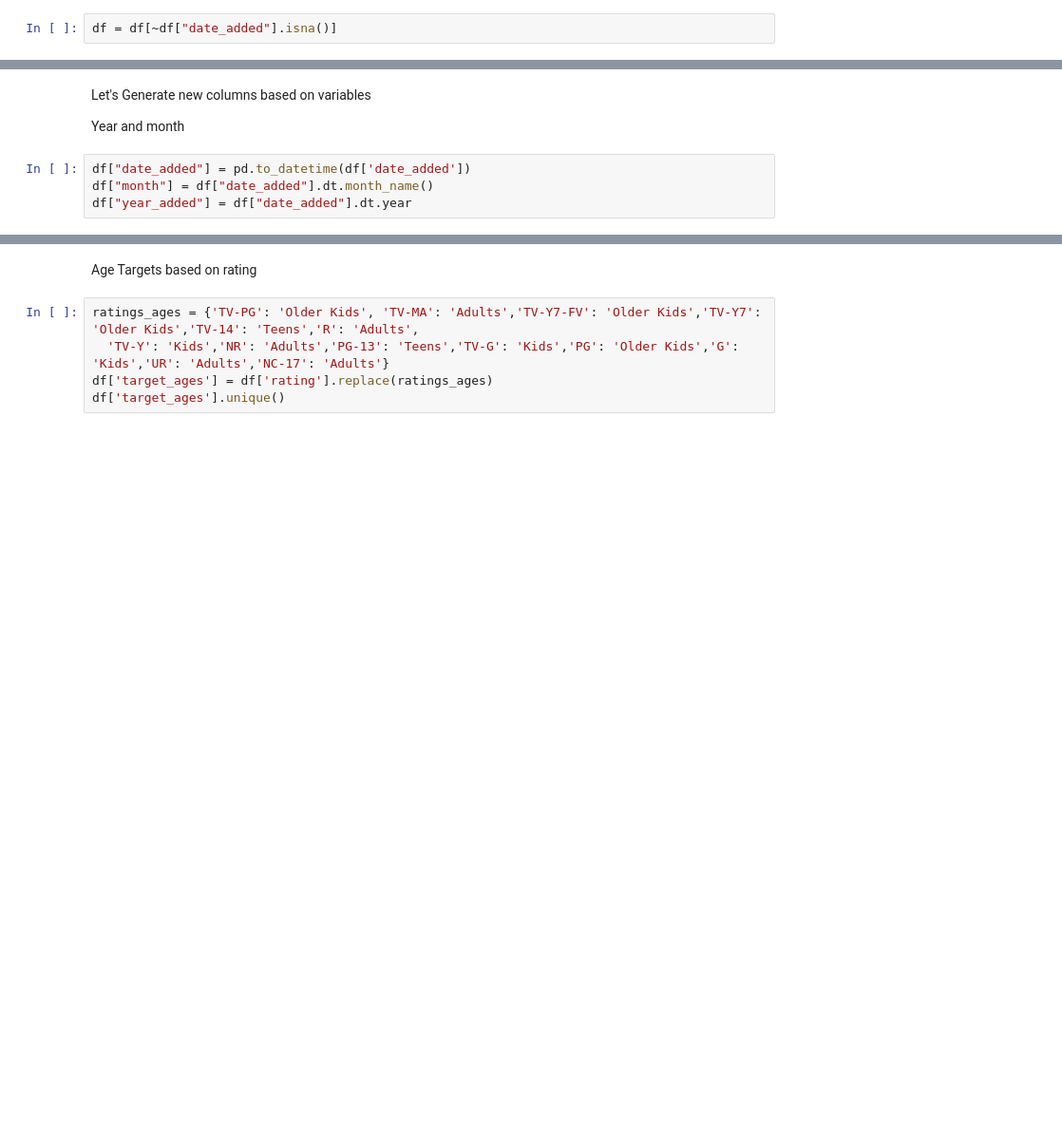
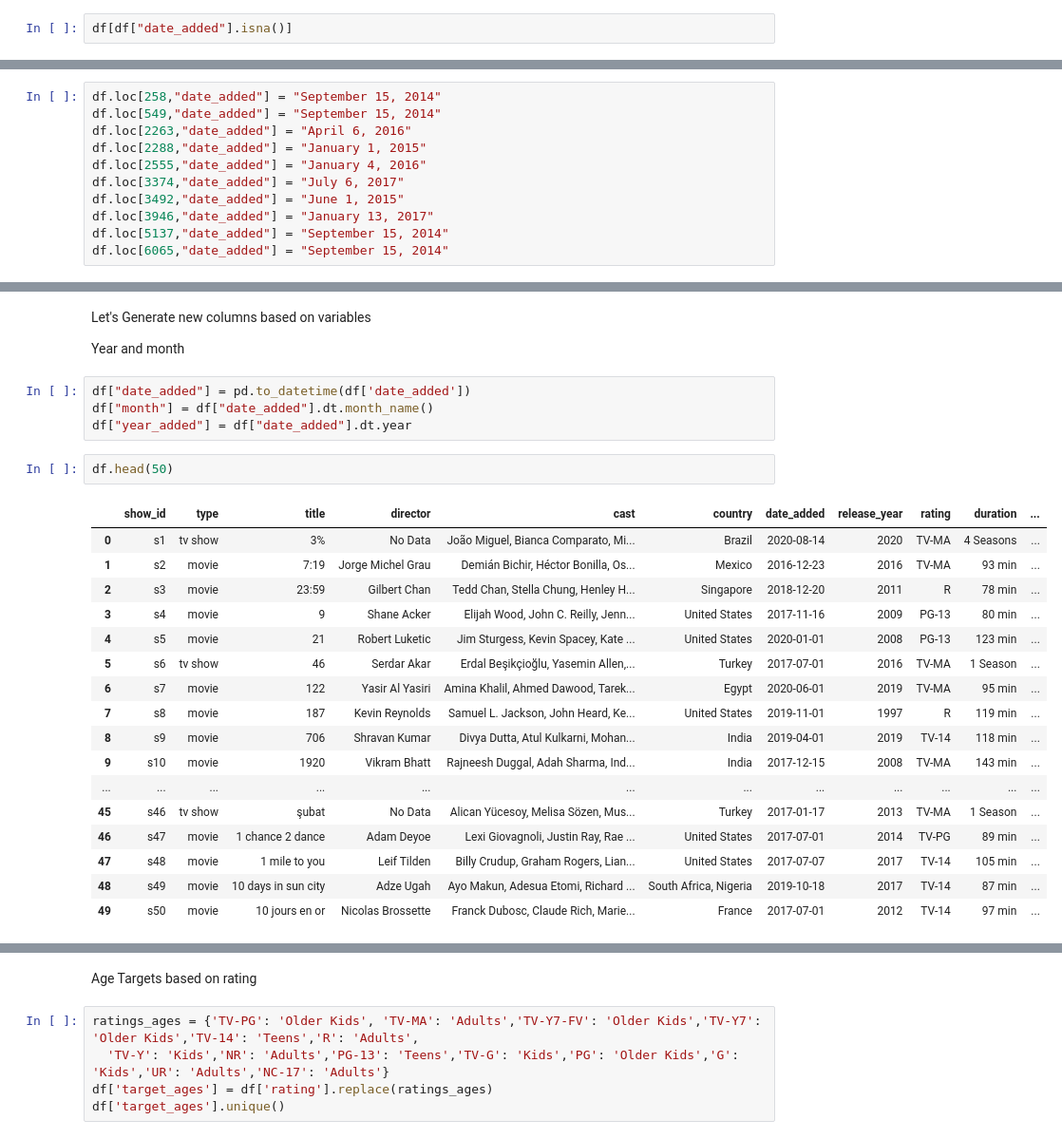
Before and after one commit to rubeshajith/NETFLIX-MOVIES-AND-TV-SHOWS-CLUSTERING, a Jupyter notebook: NETFLIX_MOVIES_AND_TV_SHOWS_CLUSTERING.ipynb, the cells around one changed output, grey strips where cells are left out. Shown at 95% size. Cells and saved outputs as stored; diff of their text form; blank space fills up the shorter version.

```diff
--- a/NETFLIX_MOVIES_AND_TV_SHOWS_CLUSTERING.ipynb
+++ b/NETFLIX_MOVIES_AND_TV_SHOWS_CLUSTERING.ipynb
@@ -270,2 +275,2 @@ Since its hard to find date_added through internet, lets just drop them (10rows)
 # %%
-df = df[~df["date_added"].isna()]
+df[df["date_added"].isna()]
@@ -271,0 +279,11 @@ df = df[~df["date_added"].isna()]
+# %%
+df.loc[258,"date_added"] = "September 15, 2014"
+df.loc[549,"date_added"] = "September 15, 2014"
+df.loc[2263,"date_added"] = "April 6, 2016"
+df.loc[2288,"date_added"] = "January 1, 2015"
+df.loc[2555,"date_added"] = "January 4, 2016"
+df.loc[3374,"date_added"] = "July 6, 2017"
+df.loc[3492,"date_added"] = "June 1, 2015"
+df.loc[3946,"date_added"] = "January 13, 2017"
+df.loc[5137,"date_added"] = "September 15, 2014"
+df.loc[6065,"date_added"] = "September 15, 2014"
@@ -306,3 +323,23 @@ Year and month
 df["date_added"] = pd.to_datetime(df['date_added'])
 df["month"] = df["date_added"].dt.month_name()
 df["year_added"] = df["date_added"].dt.year
+# %%
+df.head(50)
+# %% [output]
+|  | show_id | type | title | director | cast | country | date_added | release_year | rating | duration | ... |
+| 0 | s1 | tv show | 3% | No Data | João Miguel, Bianca Comparato, Mi... | Brazil | 2020-08-14 | 2020 | TV-MA | 4 Seasons | ... |
+| 1 | s2 | movie | 7:19 | Jorge Michel Grau | Demián Bichir, Héctor Bonilla, Os... | Mexico | 2016-12-23 | 2016 | TV-MA | 93 min | ... |
+| 2 | s3 | movie | 23:59 | Gilbert Chan | Tedd Chan, Stella Chung, Henley H... | Singapore | 2018-12-20 | 2011 | R | 78 min | ... |
+| 3 | s4 | movie | 9 | Shane Acker | Elijah Wood, John C. Reilly, Jenn... | United States | 2017-11-16 | 2009 | PG-13 | 80 min | ... |
+| 4 | s5 | movie | 21 | Robert Luketic | Jim Sturgess, Kevin Spacey, Kate ... | United States | 2020-01-01 | 2008 | PG-13 | 123 min | ... |
+| 5 | s6 | tv show | 46 | Serdar Akar | Erdal Beşikçioğlu, Yasemin Allen,... | Turkey | 2017-07-01 | 2016 | TV-MA | 1 Season | ... |
+| 6 | s7 | movie | 122 | Yasir Al Yasiri | Amina Khalil, Ahmed Dawood, Tarek... | Egypt | 2020-06-01 | 2019 | TV-MA | 95 min | ... |
+| 7 | s8 | movie | 187 | Kevin Reynolds | Samuel L. Jackson, John Heard, Ke... | United States | 2019-11-01 | 1997 | R | 119 min | ... |
+| 8 | s9 | movie | 706 | Shravan Kumar | Divya Dutta, Atul Kulkarni, Mohan... | India | 2019-04-01 | 2019 | TV-14 | 118 min | ... |
+| 9 | s10 | movie | 1920 | Vikram Bhatt | Rajneesh Duggal, Adah Sharma, Ind... | India | 2017-12-15 | 2008 | TV-MA | 143 min | ... |
+| ... | ... | ... | ... | ... | ... | ... | ... | ... | ... | ... | ... |
+| 45 | s46 | tv show | şubat | No Data | Alican Yücesoy, Melisa Sözen, Mus... | Turkey | 2017-01-17 | 2013 | TV-MA | 1 Season | ... |
+| 46 | s47 | movie | 1 chance 2 dance | Adam Deyoe | Lexi Giovagnoli, Justin Ray, Rae ... | United States | 2017-07-01 | 2014 | TV-PG | 89 min | ... |
+| 47 | s48 | movie | 1 mile to you | Leif Tilden | Billy Crudup, Graham Rogers, Lian... | United States | 2017-07-07 | 2017 | TV-14 | 105 min | ... |
+| 48 | s49 | movie | 10 days in sun city | Adze Ugah | Ayo Makun, Adesua Etomi, Richard ... | South Africa, Nigeria | 2019-10-18 | 2017 | TV-14 | 87 min | ... |
+| 49 | s50 | movie | 10 jours en or | Nicolas Brossette | Franck Dubosc, Claude Rich, Marie... | France | 2017-07-01 | 2012 | TV-14 | 97 min | ... |
```
Also changed, not shown: parts of 14 cells of this notebook.
